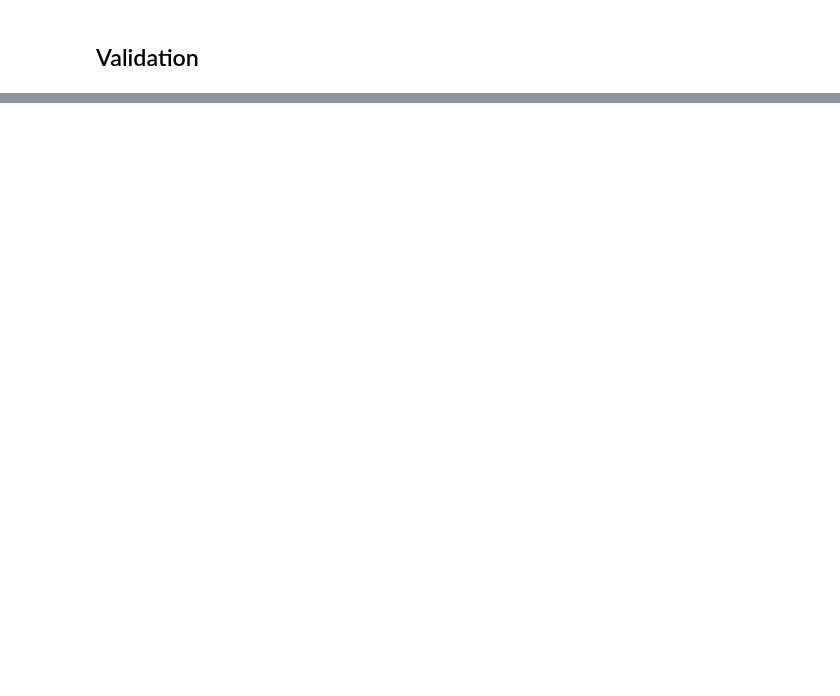
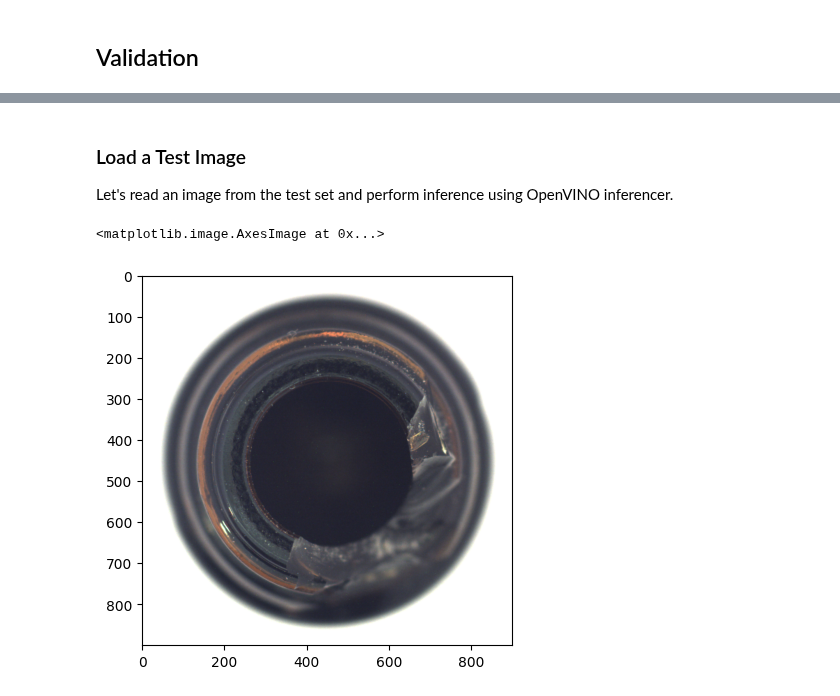
Before and after one commit to hanzoai/anomalib, a Jupyter notebook: notebooks/000_getting_started/001_getting_started.ipynb, the cells around one changed output, grey strips where cells are left out. Drawn from its saved outputs; the diff is of its cells as text; code cells hidden in the pictures; blank space fills up the shorter version.

Commit message:
📚 Add OpenVINO Inference to getting started notebook. (#897)
* Add OpenVINO inference section to the getting started notebook

* Add OpenVINO inference section to the getting started notebook

```diff
--- a/notebooks/000_getting_started/001_getting_started.ipynb
+++ b/notebooks/000_getting_started/001_getting_started.ipynb
@@ -155,0 +166,11 @@ By default, the output images are saved into `results` directory. We could get t
+# %% [markdown]
+### Load a Test Image
+
+Let's read an image from the test set and perform inference using OpenVINO inferencer.
+# %%
+image_path = root_directory / "datasets/MVTec/bottle/test/broken_large/000.png"
+image = read_image(path="./datasets/MVTec/bottle/test/broken_large/000.png")
+plt.imshow(image)
+# %% [output]
+<matplotlib.image.AxesImage at 0x...>
+[figure, added]
```
Also changed, not shown: parts of 29 cells of this notebook.
